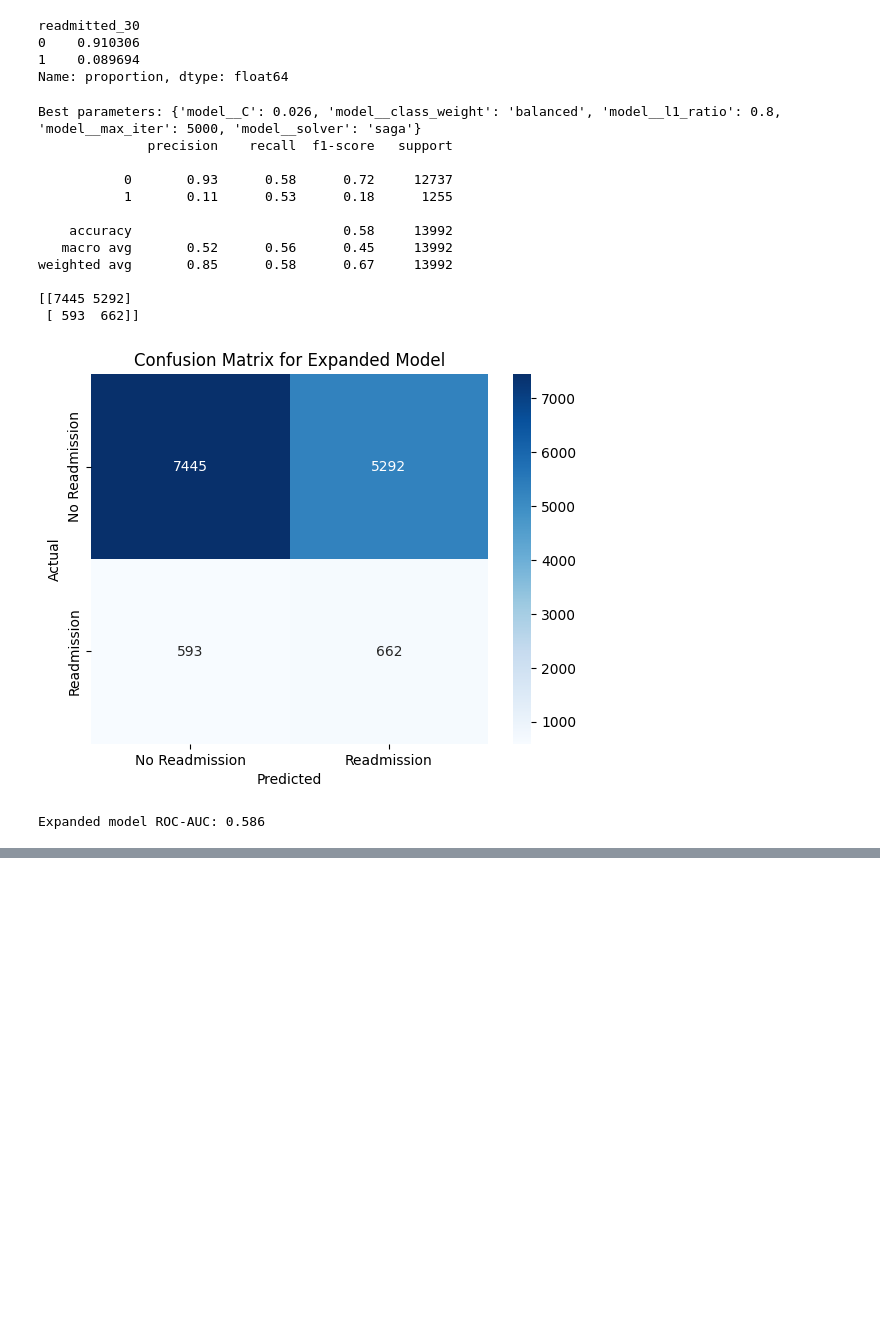
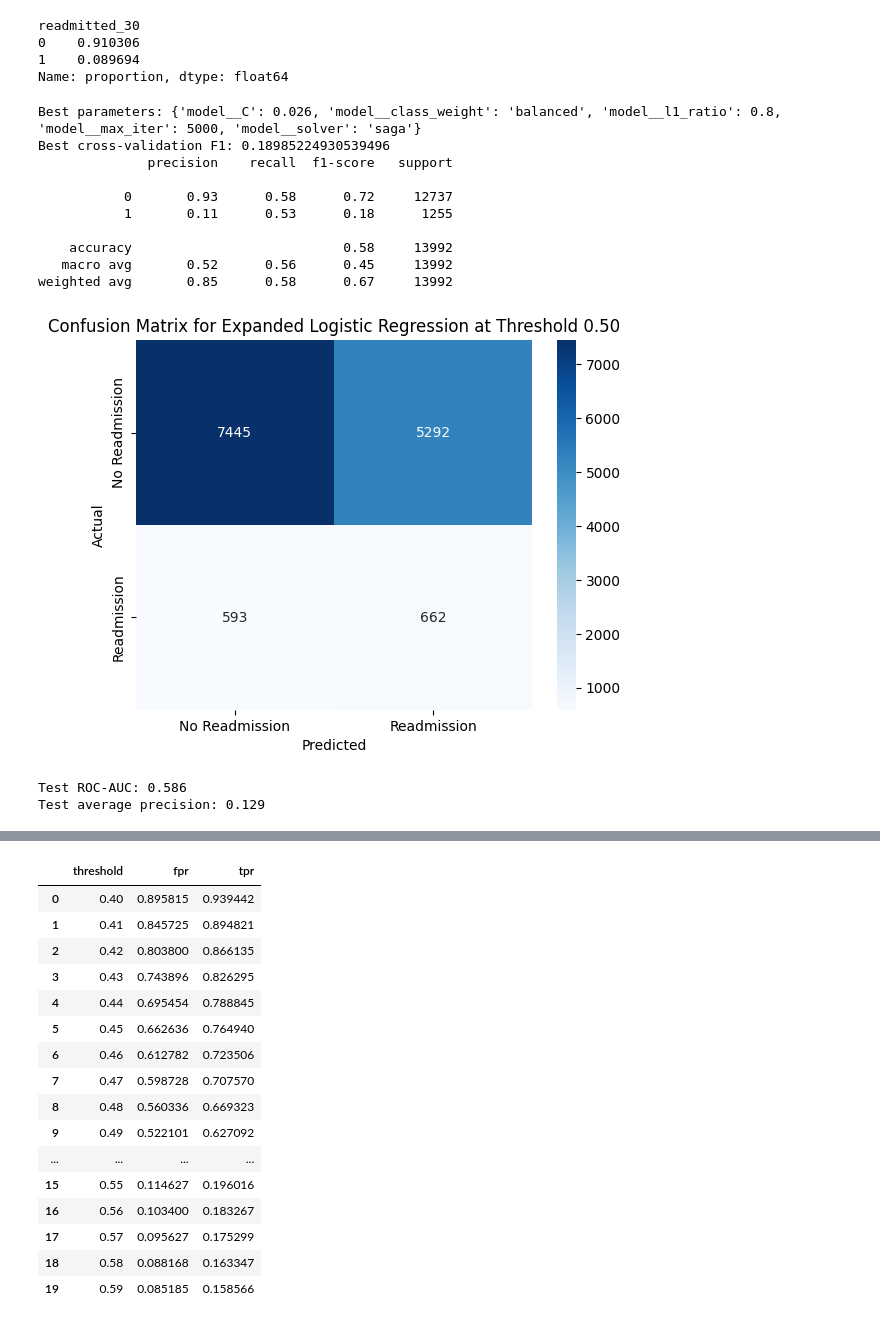
Before and after one commit to grzesadam/diabetes-readmission-prediction, a Jupyter notebook: diabetes.ipynb, the cells around one changed output, grey strips where cells are left out. Saved outputs shown, nothing was run; the diff lists cells and outputs as text; code cells hidden in the pictures; blank space fills up the shorter version.

```diff
--- a/diabetes.ipynb
+++ b/diabetes.ipynb
@@ -1086,71 +1158,46 @@ Name: proportion, dtype: float64
 X_train_expanded, X_test_expanded, y_train_expanded, y_test_expanded = train_test_split(
     X_expanded_encoded,
     y_expanded,
     test_size=0.2,
     random_state=42,
-    stratify=y_expanded
+    stratify=y_expanded,
 )
 
-# Fit and tune logistic regression on the expanded feature set using GridSearchCV.
-
-param_grid = [{
+expanded_logistic_param_grid = [{
     "model__solver": ["lbfgs"],
     "model__l1_ratio": [0.0],
     "model__C": [0.025, 0.03, 0.035, 0.04],
     "model__class_weight": ["balanced"],
     "model__max_iter": [2000],
 }, {
     "model__solver": ["saga"],
     "model__l1_ratio": [0.0, 0.7, 0.8, 0.9, 1.0],
     "model__C": [0.025, 0.026, 0.027, 0.028, 0.029],
     "model__class_weight": ["balanced"],
     "model__max_iter": [5000],
-}
-]
-pipeline_expanded = Pipeline([
-    ("model", LogisticRegression(random_state=42,
-                                 )),
-])
+}]
 
-grid_expanded = GridSearchCV(
-    pipeline_expanded,
-    param_grid=param_grid,
-    scoring=make_scorer(f1_score, pos_label=1),
-    cv=5,
-    n_jobs=-1,
+expanded_tuned_results = evaluate_model(
+    LogisticRegression(random_state=42),
+    X_train_expanded,
+    y_train_expanded,
+    X_test_expanded,
+    y_test_expanded,
+    model_name="Expanded Logistic Regression",
+    param_grid=expanded_logistic_param_grid,
+    plot_roc_auc=True,
 )
-
-grid_expanded.fit(X_train_expanded, y_train_expanded.values.ravel())
-print("Best parameters:", grid_expanded.best_params_)
-
-y_pred_expanded = grid_expanded.predict(X_test_expanded)
-print(classification_report(y_test_expanded, y_pred_expanded))
-print(confusion_matrix(y_test_expanded, y_pred_expanded))
-# Plot the confusion matrix as a heatmap for better visualization.
-cm = confusion_matrix(y_test_expanded, y_pred_expanded)
-sns.heatmap(cm, annot=True, fmt="d", cmap="Blues", xticklabels=["No Readmission", "Readmission"],
-            yticklabels=["No Readmission", "Readmission"])
-plt.xlabel("Predicted")
-plt.ylabel("Actual")
-plt.title("Confusion Matrix for Expanded Model")
-plt.show()
-
-# The ROC-AUC can also be evaluated for the expanded model to compare its ranking performance to the initial model.
-y_proba_expanded = grid_expanded.predict_proba(X_test_expanded)[:, 1]
-roc_auc_expanded = roc_auc_score(y_test_expanded, y_proba_expanded)
-print(f"Expanded model ROC-AUC: {roc_auc_expanded:.3f}")
 # %% [output]
 Best parameters: {'model__C': 0.026, 'model__class_weight': 'balanced', 'model__l1_ratio': 0.8, 'model__max_iter': 5000, 'model__solver': 'saga'}
+Best cross-validation F1: 0.18985224930539496
               precision    recall  f1-score   support
 
            0       0.93      0.58      0.72     12737
            1       0.11      0.53      0.18      1255
 
     accuracy                           0.58     13992
    macro avg       0.52      0.56      0.45     13992
 weighted avg       0.85      0.58      0.67     13992
-
-[[7445 5292]
- [ 593  662]]
-[figure, old version]
+[figure, new version]
-Expanded model ROC-AUC: 0.586
+Test ROC-AUC: 0.586
+Test average precision: 0.129
@@ -1156,0 +1205,17 @@ Expanded model ROC-AUC: 0.586
+|  | threshold | fpr | tpr |
+| 0 | 0.40 | 0.895815 | 0.939442 |
+| 1 | 0.41 | 0.845725 | 0.894821 |
+| 2 | 0.42 | 0.803800 | 0.866135 |
+| 3 | 0.43 | 0.743896 | 0.826295 |
+| 4 | 0.44 | 0.695454 | 0.788845 |
+| 5 | 0.45 | 0.662636 | 0.764940 |
+| 6 | 0.46 | 0.612782 | 0.723506 |
+| 7 | 0.47 | 0.598728 | 0.707570 |
+| 8 | 0.48 | 0.560336 | 0.669323 |
+| 9 | 0.49 | 0.522101 | 0.627092 |
+| ... | ... | ... | ... |
+| 15 | 0.55 | 0.114627 | 0.196016 |
+| 16 | 0.56 | 0.103400 | 0.183267 |
+| 17 | 0.57 | 0.095627 | 0.175299 |
+| 18 | 0.58 | 0.088168 | 0.163347 |
+| 19 | 0.59 | 0.085185 | 0.158566 |
```
Also changed, not shown: parts of 7 cells of this notebook.
